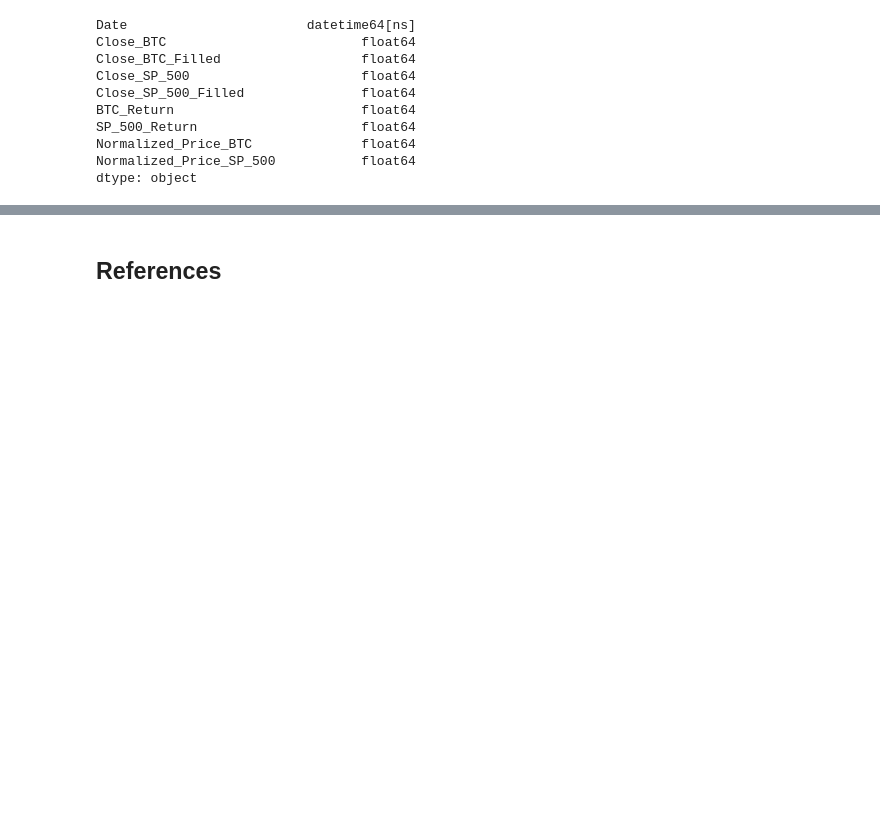
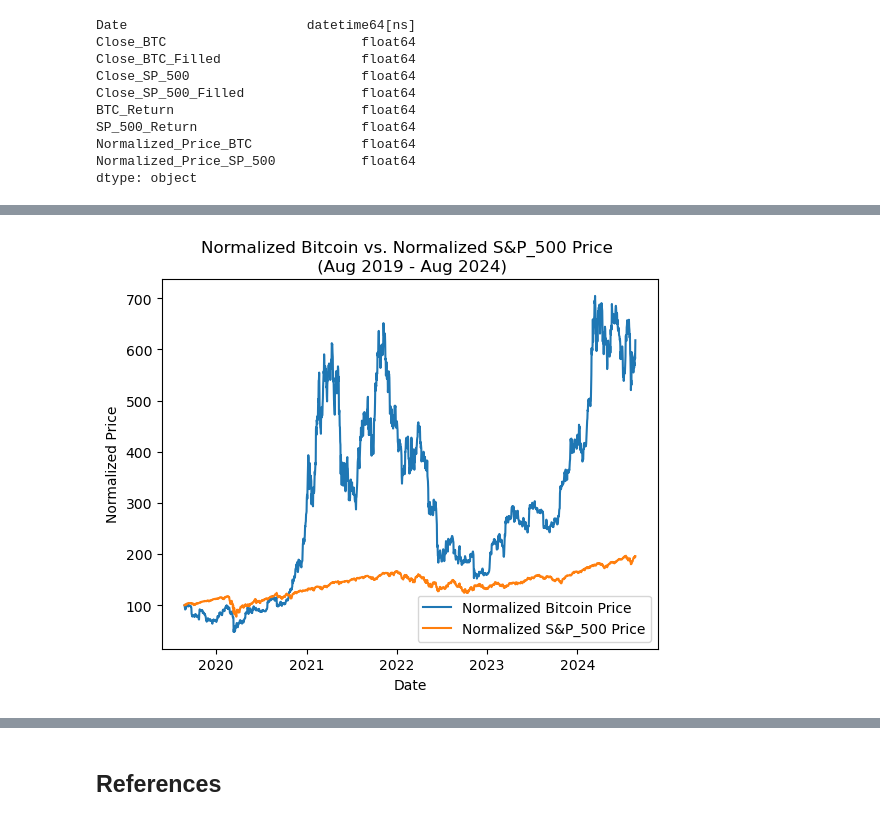
Before and after one commit to kostadinlambov/Bitcoin-and-Stock-Market-Correlation, a Jupyter notebook: Notebook/Bitcoin_and_Stock_Market_Correlation.ipynb, the cells around one changed output, grey strips where cells are left out. Drawn from its saved outputs; the diff is of its cells as text; code cells hidden in the pictures; blank space fills up the shorter version.

```diff
--- a/Notebook/Bitcoin_and_Stock_Market_Correlation.ipynb
+++ b/Notebook/Bitcoin_and_Stock_Market_Correlation.ipynb
@@ -473,0 +492,12 @@ dtype: object
+# %%
+def plot_multiple_market_data(dates, labels, legend, prices, title):
+    plt.plot(dates, prices[0], label=legend[0])
+    plt.plot(dates, prices[1], label=legend[1])
+
+    plt.xlabel(labels[0])
+    plt.ylabel(labels[1])
+
+    plt.legend()
+
+    plt.title(title)
+    plt.show()
@@ -473,0 +524,13 @@ dtype: object
+# %%
+dates = data_tidy.Date
+prices_normalized_btc = data_tidy.Normalized_Price_BTC
+prices_normalized_sp_500  = data_tidy.Normalized_Price_SP_500
+title_btc = "Normalized Bitcoin vs. Normalized S&P_500 Price \n (Aug 2019 - Aug 2024)"
+
+labels = ["Date", "Normalized Price"]
+legend = ["Normalized Bitcoin Price", "Normalized S&P_500 Price"]
+prices = [prices_normalized_btc, prices_normalized_sp_500]
+
+plot_multiple_market_data(dates, labels, legend, prices, title_btc)
+# %% [output]
+[figure, added]
```
Also changed, not shown: parts of 10 cells of this notebook, 1 other file.
